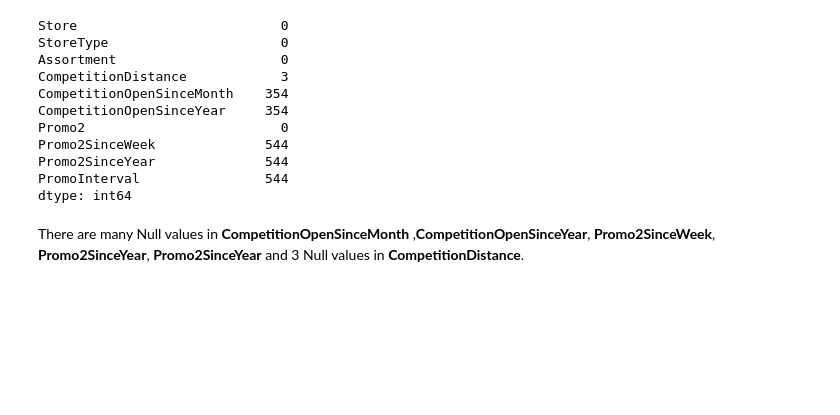
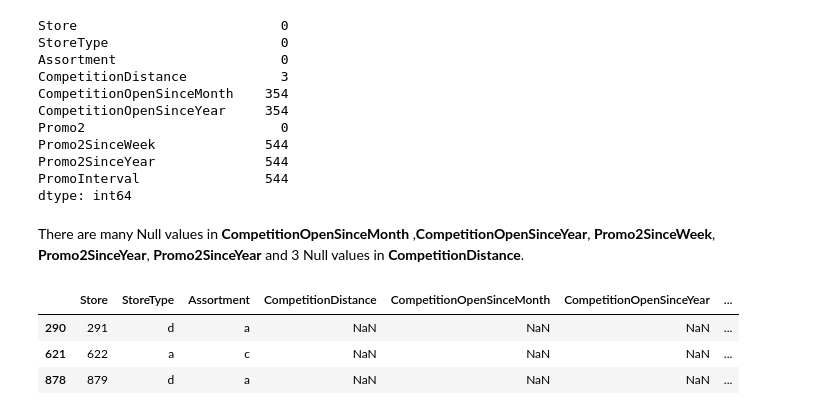
Before and after one commit to SaamarthMeston/Capstone-Project-2---Rossmann-s-sales-prediction, a Jupyter notebook: Rossmann_Sales_Prediction_Capstone_Project.ipynb, the cells around one changed output. Drawn from its saved outputs; the diff is of its cells as text; code cells hidden in the pictures; blank space fills up the shorter version.

```diff
--- a/Rossmann_Sales_Prediction_Capstone_Project.ipynb
+++ b/Rossmann_Sales_Prediction_Capstone_Project.ipynb
@@ -172,3 +216,10 @@ PromoInterval                544
 dtype: int64
 # %% [markdown]
 There are many Null values in **CompetitionOpenSinceMonth** ,**CompetitionOpenSinceYear**, **Promo2SinceWeek**, **Promo2SinceYear**, **Promo2SinceYear** and 3 Null values in **CompetitionDistance**.
+# %%
+Store_df[Store_df['CompetitionDistance'].isnull()]
+# %% [output]
+|  | Store | StoreType | Assortment | CompetitionDistance | CompetitionOpenSinceMonth | CompetitionOpenSinceYear | ... |
+| 290 | 291 | d | a | NaN | NaN | NaN | ... |
+| 621 | 622 | a | c | NaN | NaN | NaN | ... |
+| 878 | 879 | d | a | NaN | NaN | NaN | ... |
```
Also changed, not shown: parts of 5 cells of this notebook.
